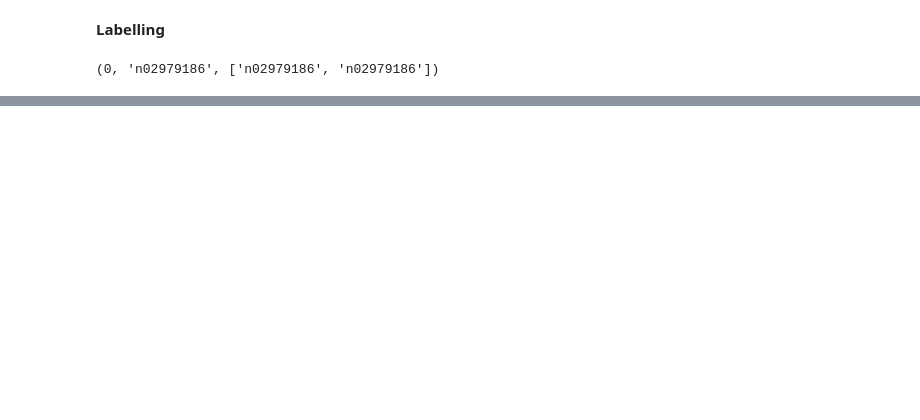
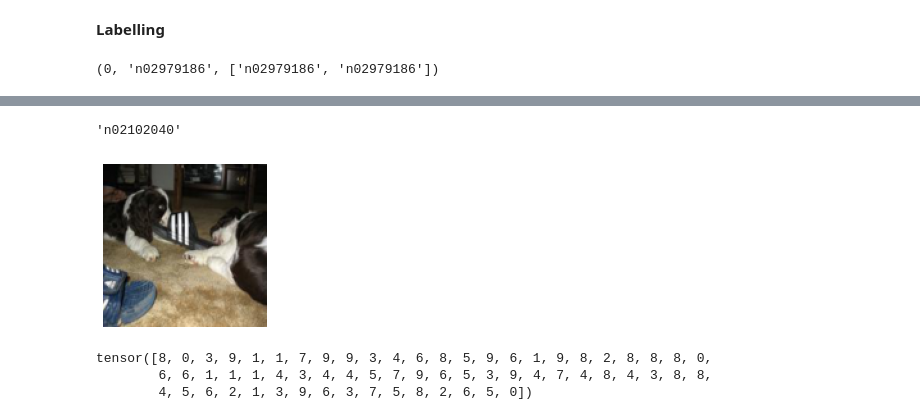
Before and after one commit to Hlompho-Dash/first_try_of_fastai, a Jupyter notebook: 08_data_block.ipynb, the cells around one changed output, grey strips where cells are left out. Saved outputs shown, nothing was run; the diff lists cells and outputs as text; code cells hidden in the pictures; blank space fills up the shorter version.

```diff
--- a/08_data_block.ipynb
+++ b/08_data_block.ipynb
@@ -347,0 +400,6 @@ y:ProcessedItemList (3925 items)
+# %%
+bs = 64
+# %%
+train_dl,valid_dl = get_dls(ll.train, ll.valid, bs, num_workers=4)
+# %%
+x,y = next(iter(train_dl))
@@ -347,0 +410,12 @@ y:ProcessedItemList (3925 items)
+# %%
+show_image(x[0])
+ll.train.y.processor.vocab[y[0]]
+# %% [output]
+'n02102040'
+[figure, added]
+# %%
+y
+# %% [output]
+tensor([8, 0, 3, 9, 1, 1, 7, 9, 9, 3, 4, 6, 8, 5, 9, 6, 1, 9, 8, 2, 8, 8, 8, 0,
+        6, 6, 1, 1, 1, 4, 3, 4, 4, 5, 7, 9, 6, 5, 3, 9, 4, 7, 4, 8, 4, 3, 8, 8,
+        4, 5, 6, 2, 1, 3, 9, 6, 3, 7, 5, 8, 2, 6, 5, 0])
```
Also changed, not shown: parts of 45 cells of this notebook, 1 other file.
